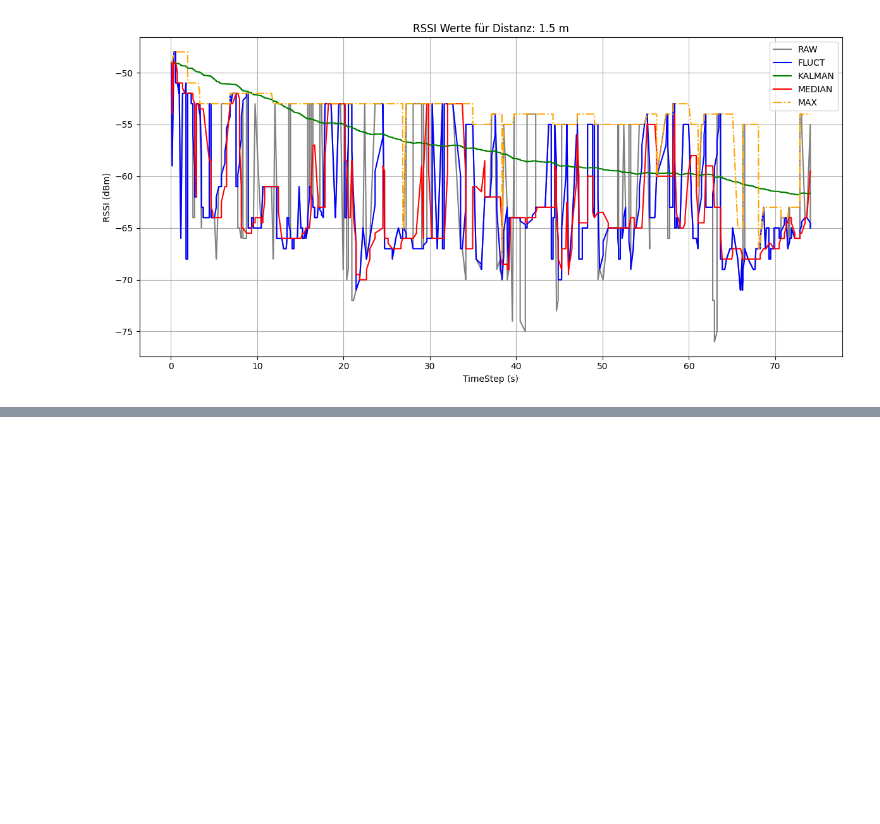
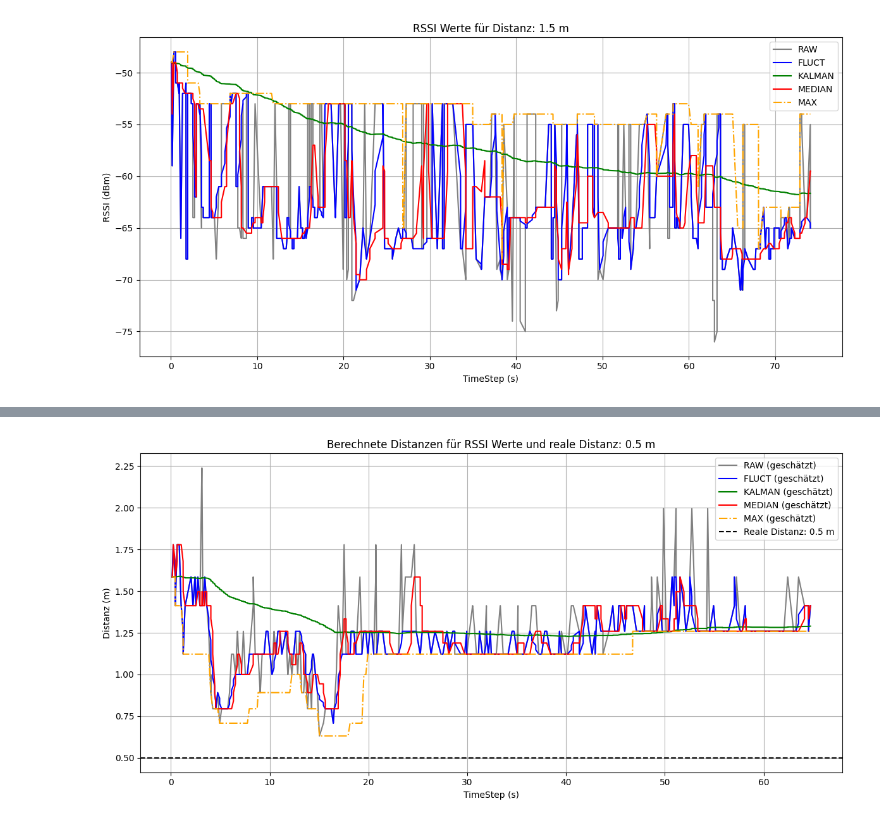
Before and after one commit to SilasDetering/SilasBA, a Jupyter notebook: Silas_BA_Graphen.ipynb, the cells around one changed output, grey strips where cells are left out. Cells and saved outputs as stored; diff of their text form; code cells hidden in the pictures; blank space fills up the shorter version.

```diff
--- a/Silas_BA_Graphen.ipynb
+++ b/Silas_BA_Graphen.ipynb
@@ -325,0 +334,88 @@ for i, dist in enumerate(distances):
+# %%
+import pandas as pd
+import matplotlib.pyplot as plt
+import numpy as np
+
+# Logarithmische Path Loss Funktion zur Berechnung der Distanz
+def logarithmic_distance_path_loss(rssi, rssi_one_meter, disturbance_level):
+    n = round(disturbance_level, 2)
+    a = round(rssi_one_meter, 2)
+
+    # Berechnung der Entfernung
+    return 10**((a - rssi) / (10 * n))
+
+# Parameter
+rssi_one_meter = -40  # RSSI-Wert bei 1 Meter (dBm), anpassen
+disturbance_level = 2.0  # Störungseffekt (Wert n, anpassen)
+
+# Anzahl der Filter (RAW, FLUCT, KALMAN, MEDIAN, MAX)
+num_filters = 5
+
+# Variablen, um die berechneten Distanzen zu speichern
+distances_estimated_all = {}
+real_distances = []
+
+# Durch alle Distanzen iterieren
+for i, dist in enumerate(distances):
+    real_distances.append(dist)
+
+    # Spalten für die aktuelle Distanz extrahieren
+    start_col = i * (num_filters + 1)  # Startspalte für diese Distanz
+    cols = df.columns[start_col : start_col + (num_filters + 1)]  # Zeitsäule + Filterspalten
+
+    # Sub-DataFrame erstellen
+    dist_df = df[cols].rename(columns={
+        cols[0]: 'TimeStep',
+        cols[1]: 'RAW',
+        cols[2]: 'FLUCT',
+        cols[3]: 'KALMAN',
+        cols[4]: 'MEDIAN',
+        cols[5]: 'MAX'
+    })
+
+    # NaN-Werte interpolieren
+    dist_df = dist_df.interpolate()
+
+    # Berechnete Distanzen aus RSSI-Werten für jeden Filter
+    distances_estimated = {
+        'RAW': [],
+        'FLUCT': [],
+        'KALMAN': [],
+        'MEDIAN': [],
+        'MAX': []
+    }
+
+    # Berechnung der Distanzen für jedes Filter
+    for filter_name in distances_estimated.keys():
+        for rssi in dist_df[filter_name]:
+            distance_est = logarithmic_distance_path_loss(rssi, rssi_one_meter, disturbance_level)
+            distances_estimated[filter_name].append(distance_est)
+
+    # Speichern der berechneten Distanzen für diese Distanz
+    distances_estimated_all[dist] = distances_estimated
+
+    # Plot für die aktuellen Distanzen erstellen
+    plt.figure(figsize=(12, 6))
+
+    # Plot der geschätzten Distanzen basierend auf den verschiedenen Filtern
+    plt.plot(dist_df['TimeStep'], distances_estimated['RAW'], label='RAW (geschätzt)', color='gray', linestyle='-')
+    plt.plot(dist_df['TimeStep'], distances_estimated['FLUCT'], label='FLUCT (geschätzt)', color='blue', linestyle='-')
+    plt.plot(dist_df['TimeStep'], distances_estimated['KALMAN'], label='KALMAN (geschätzt)', color='green', linestyle='-')
+    plt.plot(dist_df['TimeStep'], distances_estimated['MEDIAN'], label='MEDIAN (geschätzt)', color='red', linestyle='-')
+    plt.plot(dist_df['TimeStep'], distances_estimated['MAX'], label='MAX (geschätzt)', color='orange', linestyle='-.')
+
+    # Realen Distanz als Referenz einzeichnen
+    plt.axhline(y=dist, color='black', linestyle='--', label=f'Reale Distanz: {dist} m')
+
+    # Achsenbeschriftungen und Titel
+    plt.ylabel('Distanz (m)')
+    plt.xlabel('TimeStep (s)')
+    plt.title(f'Berechnete Distanzen für RSSI Werte und reale Distanz: {dist} m')
+    plt.legend()
+    plt.grid()
+    plt.tight_layout()
+
+    # Diagramm anzeigen
+    plt.show()
+# %% [output]
+[figure, added]
```
Also changed, not shown: parts of 13 cells of this notebook.
